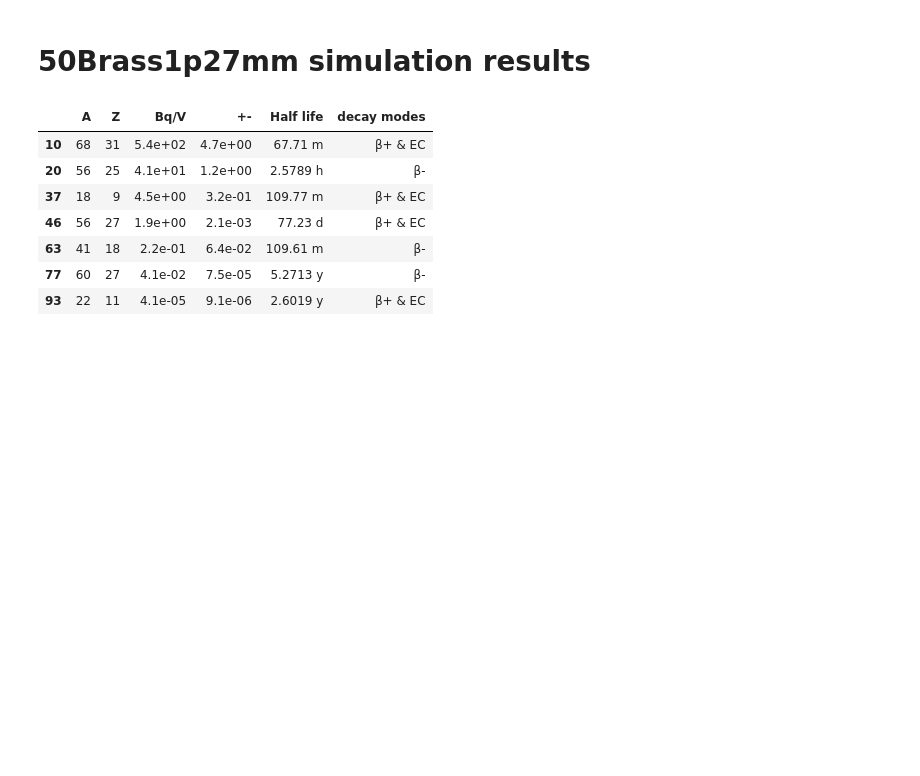
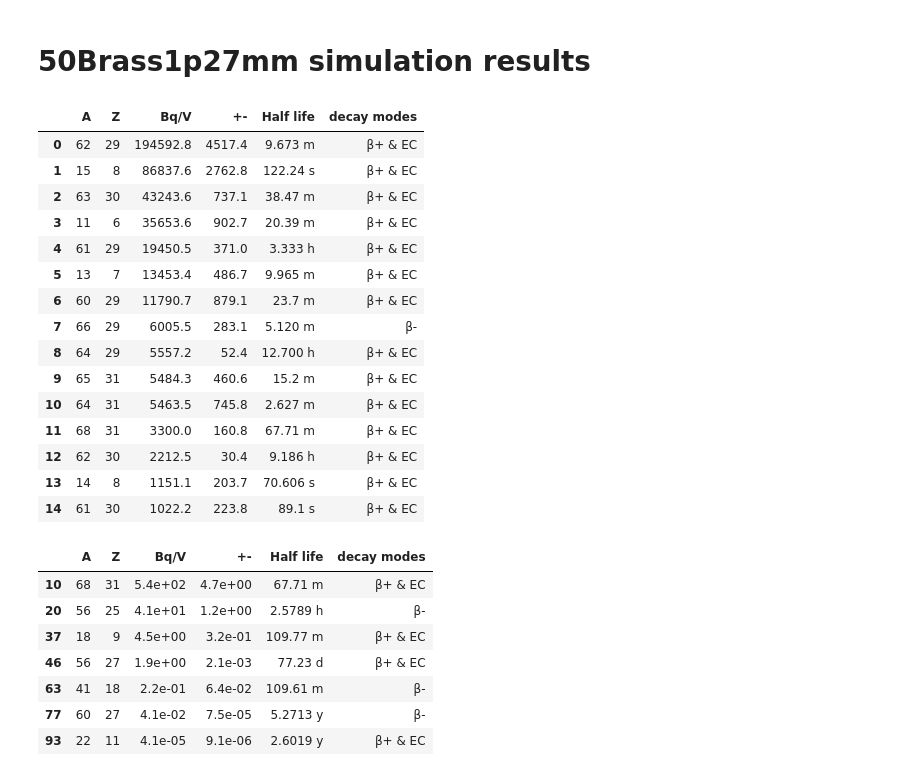
Before and after one commit to sewerininc/fluka_simulations, a Jupyter notebook: python_notebook/first test.ipynb, the cells around one changed output. Saved outputs shown, nothing was run; the diff lists cells and outputs as text; code cells hidden in the pictures; blank space fills up the shorter version.

```diff
--- a/python_notebook/first test.ipynb
+++ b/python_notebook/first test.ipynb
@@ -56,6 +56,9 @@ treatmentplan_no_grid.sort()
 treatmentplan_grid=glob.glob(absolute_path + "/correct_treatmentplan/grid_50brass1p25/treatment_grid_50brass1p25*_plot.dat")
 treatmentplan_grid.sort()
 
+treatmentplan_grid_lis=glob.glob(absolute_path + "/correct_treatmentplan/grid_50brass1p25/treatment_grid_50brass1p25*_sum.lis")
+treatmentplan_grid_lis.sort()
+
 test_script = glob.glob(absolute_path + "/reliability/recreation_*_sum.lis")
 test_script.sort()
 # %%
@@ -521,6 +530,31 @@ b[:15].rename(columns={"Bq": "Bq/V"})  # TOP 15
 | 14 | 66 | 31 | 501.0 | 3.4 | 9.49 h | β+ & EC |
 # %% [markdown]
 # 50Brass1p27mm simulation results
+# %%
+nbrass = get_tot_df(treatmentplan_grid_lis, number=6).reset_index()
+k = nbrass.loc[nbrass["Bq"] > nbrass.describe()["Bq"].loc["25%"]].copy()
+k["Half life"] = [catch(A, Z) for A, Z in zip(k["A"], k["Z"])]
+k["decay modes"] = [catch_decay_type(A, Z) for A, Z in zip(k["A"], k["Z"])]
+# %%
+pd.set_option("display.precision", 1)
+k[:15].rename(columns={"Bq": "Bq/V"})  # TOP 15
+# %% [output]
+|  | A | Z | Bq/V | +- | Half life | decay modes |
+| 0 | 62 | 29 | 194592.8 | 4517.4 | 9.673 m | β+ & EC |
+| 1 | 15 | 8 | 86837.6 | 2762.8 | 122.24 s | β+ & EC |
+| 2 | 63 | 30 | 43243.6 | 737.1 | 38.47 m | β+ & EC |
+| 3 | 11 | 6 | 35653.6 | 902.7 | 20.39 m | β+ & EC |
+| 4 | 61 | 29 | 19450.5 | 371.0 | 3.333 h | β+ & EC |
+| 5 | 13 | 7 | 13453.4 | 486.7 | 9.965 m | β+ & EC |
+| 6 | 60 | 29 | 11790.7 | 879.1 | 23.7 m | β+ & EC |
+| 7 | 66 | 29 | 6005.5 | 283.1 | 5.120 m | β- |
+| 8 | 64 | 29 | 5557.2 | 52.4 | 12.700 h | β+ & EC |
+| 9 | 65 | 31 | 5484.3 | 460.6 | 15.2 m | β+ & EC |
+| 10 | 64 | 31 | 5463.5 | 745.8 | 2.627 m | β+ & EC |
+| 11 | 68 | 31 | 3300.0 | 160.8 | 67.71 m | β+ & EC |
+| 12 | 62 | 30 | 2212.5 | 30.4 | 9.186 h | β+ & EC |
+| 13 | 14 | 8 | 1151.1 | 203.7 | 70.606 s | β+ & EC |
+| 14 | 61 | 30 | 1022.2 | 223.8 | 89.1 s | β+ & EC |
 # %%
 nbrass = get_tot_df(nbrass1p27_paths).reset_index()
 k = nbrass.loc[nbrass["Bq"] > nbrass.describe()["Bq"].loc["25%"]].copy()
```
Also changed, not shown: parts of 15 cells of this notebook, 8 other files.
